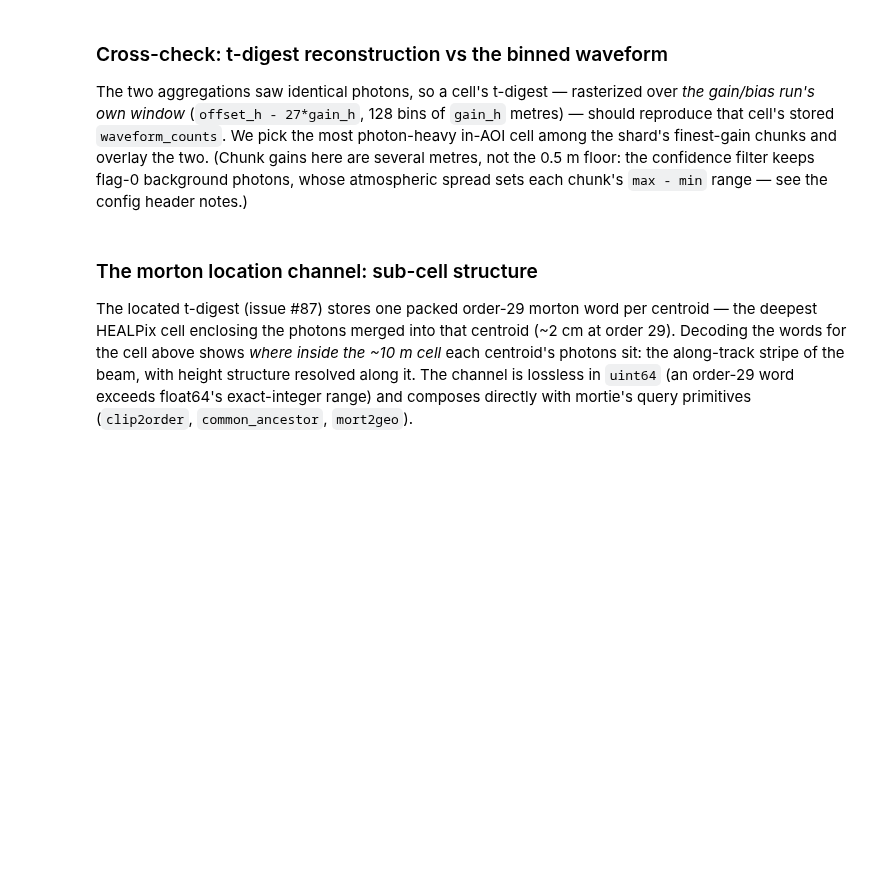
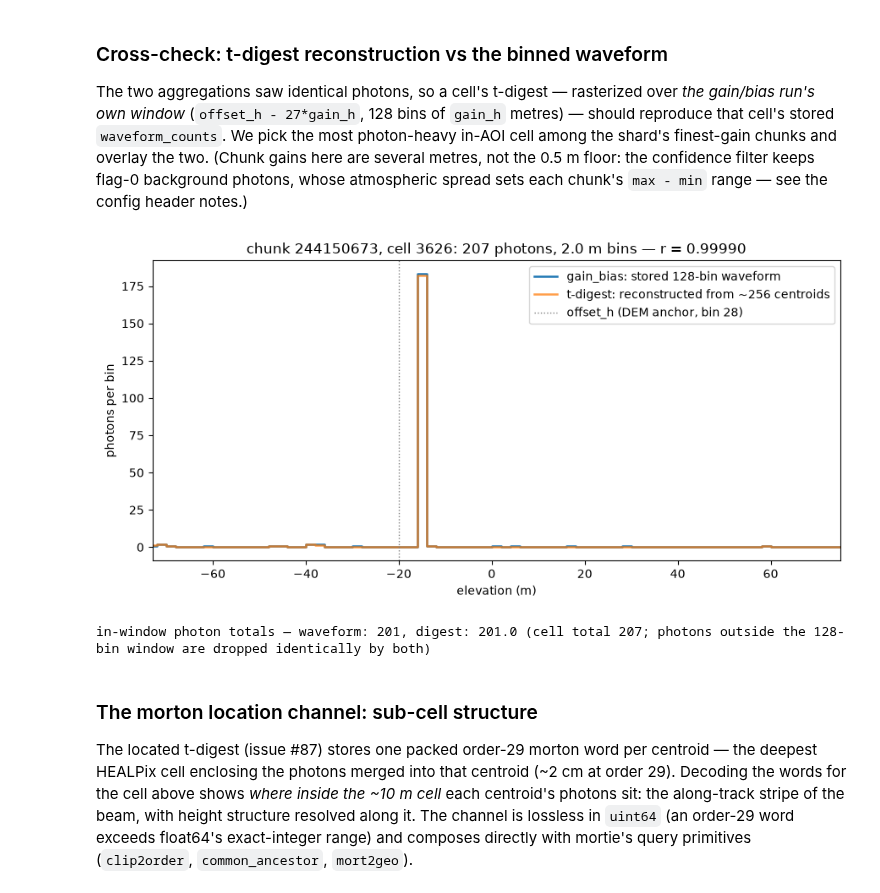
Before and after one commit to englacial/zagg, a Jupyter notebook: notebooks/sponsor_end_to_end.ipynb, the cells around one changed output. Drawn from its saved outputs; the diff is of its cells as text; code cells hidden in the pictures; blank space fills up the shorter version.

```diff
--- a/notebooks/sponsor_end_to_end.ipynb
+++ b/notebooks/sponsor_end_to_end.ipynb
@@ -574,46 +700,56 @@ from zagg.readers import rasterize_cell
 gain_arr = gb_root["gain_h"][h10 * 64:(h10 + 1) * 64]
 off_arr = gb_root["offset_h"][h10 * 64:(h10 + 1) * 64]
 
-# densest in-AOI cell within the shard's finest-gain (sharpest-window) chunks;
-# in-AOI preferred, any cell as fallback.
+# The showcase cell: the most photon-heavy in-AOI cell with a TIGHT return
+# (digest q90-q10 < 5 m — a surface-dominated column, not a noise column),
+# from the shard's finest-gain chunks. Fallback: densest in-AOI cell.
 populated = [k for k in range(64) if gain_arr[k] > 0]
 g_min = min(gain_arr[k] for k in populated)
 best = fallback = None
 for k in populated:
     if gain_arr[k] > g_min:
         continue
     h13 = h10 * 64 + k
     for cid, dig in iter_csr_cells(read_csr(td_store_path, f"19/h_tdigest/{h13}")):
-        g = k * 4096 + cid
-        w = np.asarray(dig)[:, 1].sum()
-        cand = (w, h13, k, cid, np.asarray(dig, np.float64))
+        if not aoi[k * 4096 + cid]:
+            continue
+        d = np.asarray(dig, np.float64)
+        w = d[:, 1].sum()
+        cand = (w, h13, k, cid, d)
         if fallback is None or w > fallback[0]:
             fallback = cand
-        if aoi[g] and (best is None or w > best[0]):
+        tight = quantile_from_tdigest(d, 0.9) - quantile_from_tdigest(d, 0.1) < 5.0
+        if tight and (best is None or w > best[0]):
             best = cand
 n_ph, h13, k, cid, dig = best or fallback
 gain, off = float(gain_arr[k]), float(off_arr[k])
 
 waveform = gb_root["waveform_counts"][h13 * 4096 + cid]
 z_lo = off - 27.0 * gain
 recon = rasterize_cell(dig, z_lo, gain, 128)
 z = z_lo + gain * (np.arange(128) + 0.5)
 r = np.corrcoef(waveform, recon)[0, 1]
 
 fig, ax = plt.subplots(figsize=(9, 4.5))
 ax.step(z, waveform, where="mid", lw=1.8, label="gain_bias: stored 128-bin waveform")
 ax.step(z, recon, where="mid", lw=1.8, alpha=0.75,
         label="t-digest: reconstructed from ~256 centroids")
 ax.axvline(off, color="gray", ls=":", lw=1, label="offset_h (DEM anchor, bin 28)")
+populated_bins = np.nonzero(waveform + recon > 0)[0]
+ax.set_xlim(z[max(populated_bins.min() - 8, 0)], z[min(populated_bins.max() + 8, 127)])
 ax.set_xlabel("elevation (m)")
 ax.set_ylabel("photons per bin")
 ax.set_title(f"chunk {h13}, cell {cid}: {int(n_ph)} photons, "
              f"{gain} m bins — r = {r:.5f}")
 ax.legend()
 plt.tight_layout()
 plt.show()
-print(f"photon totals — waveform: {int(waveform.sum())}, "
-      f"digest: {recon.sum():.1f}, shard reads agree: {int(n_ph)}")
+print(f"in-window photon totals — waveform: {int(waveform.sum())}, "
+      f"digest: {recon.sum():.1f} (cell total {int(n_ph)}; photons outside "
+      f"the 128-bin window are dropped identically by both)")
+# %% [output]
+[figure, added]
+in-window photon totals — waveform: 201, digest: 201.0 (cell total 207; photons outside the 128-bin window are dropped identically by both)
 # %% [markdown]
 ### The morton location channel: sub-cell structure
 
```
Also changed, not shown: parts of 20 cells of this notebook, 1 other file.
